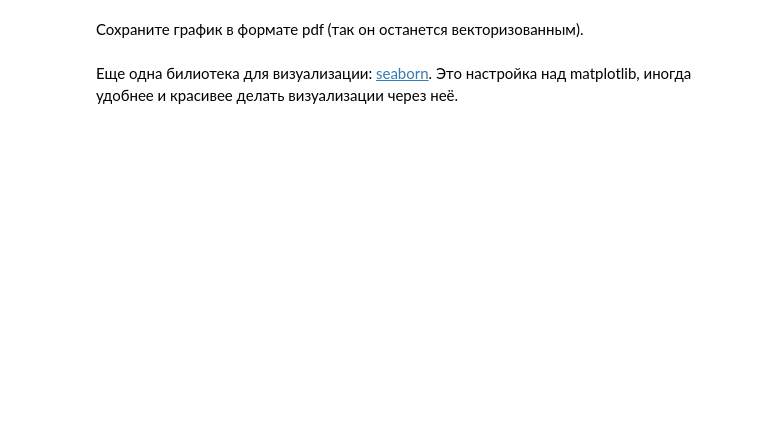
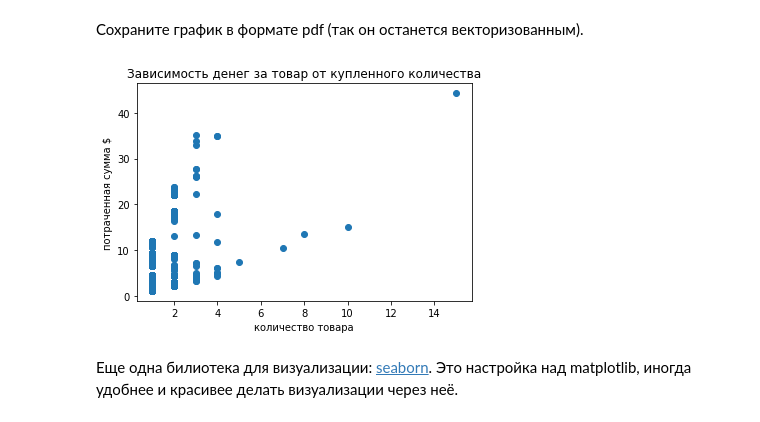
Before and after one commit to hse-mlearn/ha-01-KostyaEsyutin, a Jupyter notebook: hw1.ipynb, the cells around one changed output. Drawn from its saved outputs; the diff is of its cells as text; code cells hidden in the pictures; blank space fills up the shorter version.

```diff
--- a/hw1.ipynb
+++ b/hw1.ipynb
@@ -371,2 +390,11 @@ df['date'] = df.order_id.map(dates['date'])
+# %%
+# your code
+plot1 = plt.scatter(orders['quantity'], orders['item_price_$'])
+plt.xlabel('количество товара')
+plt.ylabel('потраченная сумма $')
+plt.title('Зависимость денег за товар от купленного количества')
+plt.savefig('plot.pdf')
+# %% [output]
+[figure, added]
 # %% [markdown]
 Еще одна билиотека для визуализации: [seaborn](https://jakevdp.github.io/PythonDataScienceHandbook/04.14-visualization-with-seaborn.html). Это настройка над matplotlib, иногда удобнее и красивее делать визуализации через неё.
```
Also changed, not shown: parts of 9 cells of this notebook.
